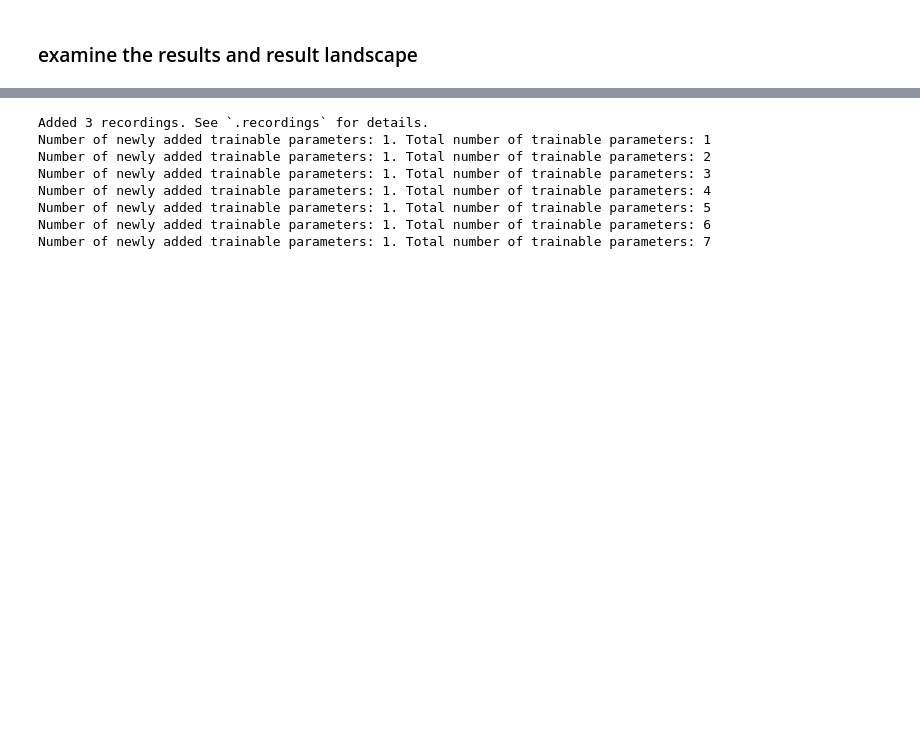
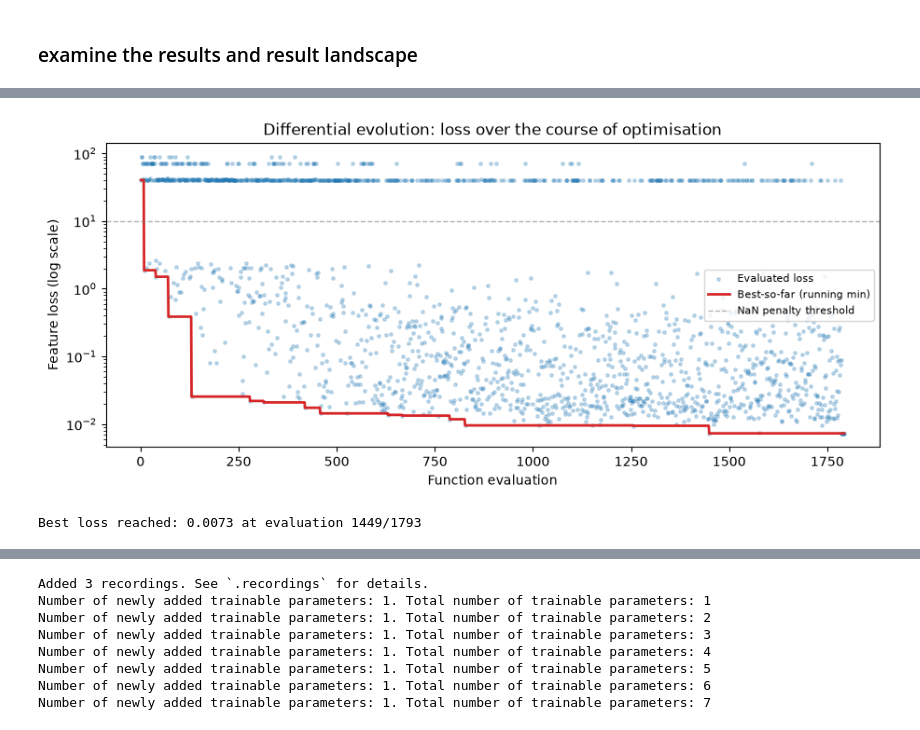
Before and after one commit to A-Potthoff/Neural_Data_Science_project, a Jupyter notebook: notebooks/main.ipynb, the cells around one changed output, grey strips where cells are left out. Saved outputs shown, nothing was run; the diff lists cells and outputs as text; code cells hidden in the pictures; blank space fills up the shorter version.

```diff
--- a/notebooks/main.ipynb
+++ b/notebooks/main.ipynb
@@ -474,0 +482,24 @@ Loaded 1793 evaluated points.
+# %%
+# Loss value over the course of the optimisation (evaluation order).
+# DE evaluates popsize x (maxiter+1) candidates per generation; the running
+# minimum traces out the convergence curve regardless of per-candidate noise.
+fig, ax = plt.subplots(figsize=(9, 4), layout='constrained')
+evals = np.arange(1, len(loaded_losses) + 1)
+running_min = np.minimum.accumulate(loaded_losses)
+
+ax.scatter(evals, loaded_losses, s=6, alpha=0.25, color='C0', label='Evaluated loss')
+ax.plot(evals, running_min, color='C3', lw=2, label='Best-so-far (running min)')
+ax.axhline(10.0, color='gray', ls='--', lw=1, alpha=0.6, label='NaN penalty threshold')
+ax.set_yscale('log')
+ax.set_xlabel('Function evaluation')
+ax.set_ylabel('Feature loss (log scale)')
+ax.set_title('Differential evolution: loss over the course of optimisation')
+ax.legend(fontsize=8)
+fig.savefig('fig_de_loss_over_time.pdf', bbox_inches='tight')
+plt.show()
+
+print(f'Best loss reached: {running_min[-1]:.4f} '
+      f'at evaluation {int(np.argmin(loaded_losses)) + 1}/{len(loaded_losses)}')
+# %% [output]
+[figure, added]
+Best loss reached: 0.0073 at evaluation 1449/1793
```
Also changed, not shown: parts of 22 cells of this notebook, 14 other files.
